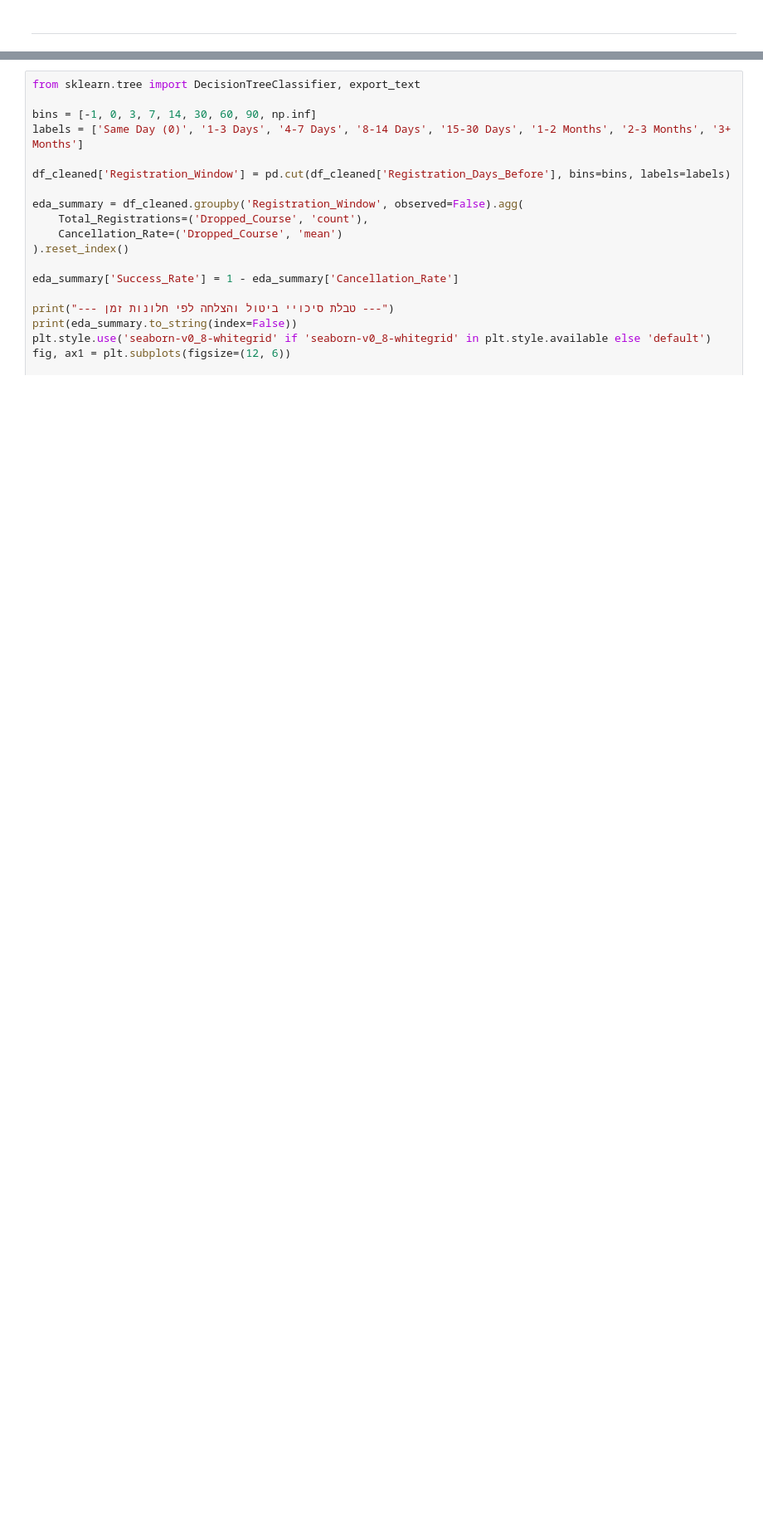
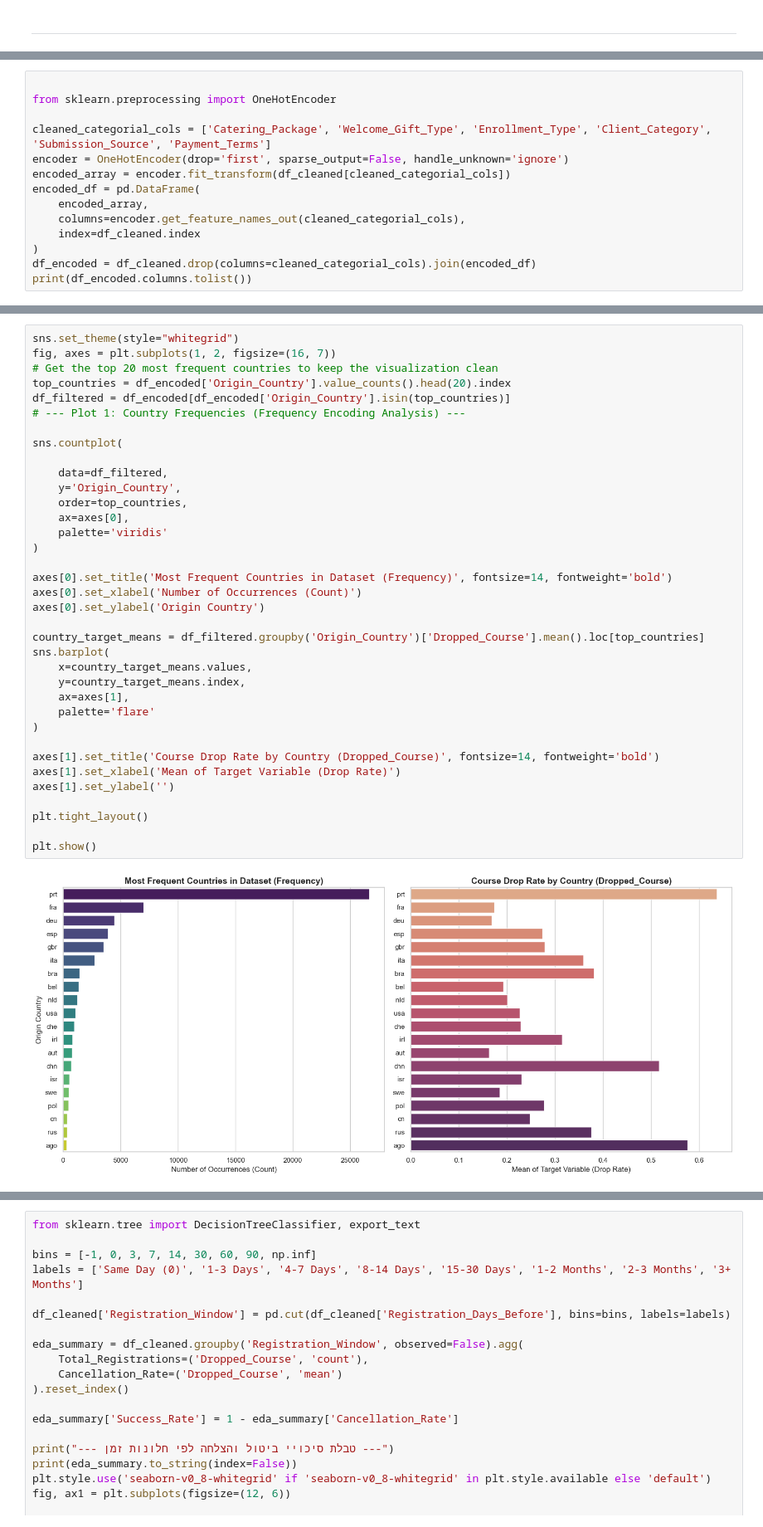
Before and after one commit to YahliEfrati/FinalProjectML, a Jupyter notebook: Final_Project.ipynb, the cells around one changed output, grey strips where cells are left out. Shown at 83% size. Cells and saved outputs as stored; diff of their text form; blank space fills up the shorter version.

```diff
--- a/Final_Project.ipynb
+++ b/Final_Project.ipynb
@@ -474,0 +581,14 @@ print(f"✓ Total remaining NaNs : {df_cleaned.isnull().sum().sum()}")
+# %%
+
+from sklearn.preprocessing import OneHotEncoder
+
+cleaned_categorial_cols = ['Catering_Package', 'Welcome_Gift_Type', 'Enrollment_Type', 'Client_Category', 'Submission_Source', 'Payment_Terms']
+encoder = OneHotEncoder(drop='first', sparse_output=False, handle_unknown='ignore')
+encoded_array = encoder.fit_transform(df_cleaned[cleaned_categorial_cols])
+encoded_df = pd.DataFrame(
+    encoded_array,
+    columns=encoder.get_feature_names_out(cleaned_categorial_cols),
+    index=df_cleaned.index
+)
+df_encoded = df_cleaned.drop(columns=cleaned_categorial_cols).join(encoded_df)
+print(df_encoded.columns.tolist())
@@ -474,0 +599,38 @@ print(f"✓ Total remaining NaNs : {df_cleaned.isnull().sum().sum()}")
+# %%
+sns.set_theme(style="whitegrid")
+fig, axes = plt.subplots(1, 2, figsize=(16, 7))
+# Get the top 20 most frequent countries to keep the visualization clean
+top_countries = df_encoded['Origin_Country'].value_counts().head(20).index
+df_filtered = df_encoded[df_encoded['Origin_Country'].isin(top_countries)]
+# --- Plot 1: Country Frequencies (Frequency Encoding Analysis) ---
+
+sns.countplot(
+
+    data=df_filtered,
+    y='Origin_Country',
+    order=top_countries,
+    ax=axes[0],
+    palette='viridis'
+)
+
+axes[0].set_title('Most Frequent Countries in Dataset (Frequency)', fontsize=14, fontweight='bold')
+axes[0].set_xlabel('Number of Occurrences (Count)')
+axes[0].set_ylabel('Origin Country')
+
+country_target_means = df_filtered.groupby('Origin_Country')['Dropped_Course'].mean().loc[top_countries]
+sns.barplot(
+    x=country_target_means.values,
+    y=country_target_means.index,
+    ax=axes[1],
+    palette='flare'
+)
+
+axes[1].set_title('Course Drop Rate by Country (Dropped_Course)', fontsize=14, fontweight='bold')
+axes[1].set_xlabel('Mean of Target Variable (Drop Rate)')
+axes[1].set_ylabel('')
+
+plt.tight_layout()
+
+plt.show()
+# %% [output]
+[figure, added]
```
Also changed, not shown: parts of 35 cells of this notebook, 2 other files.
